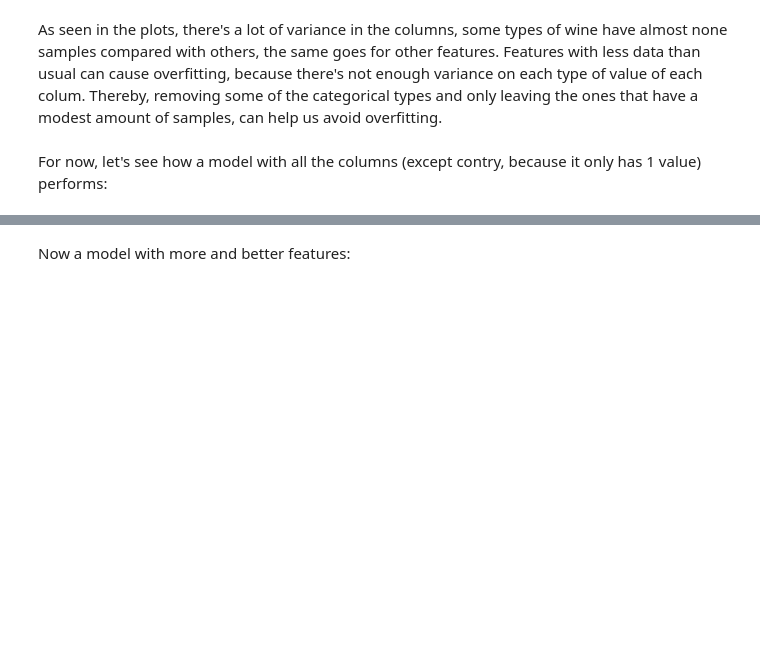
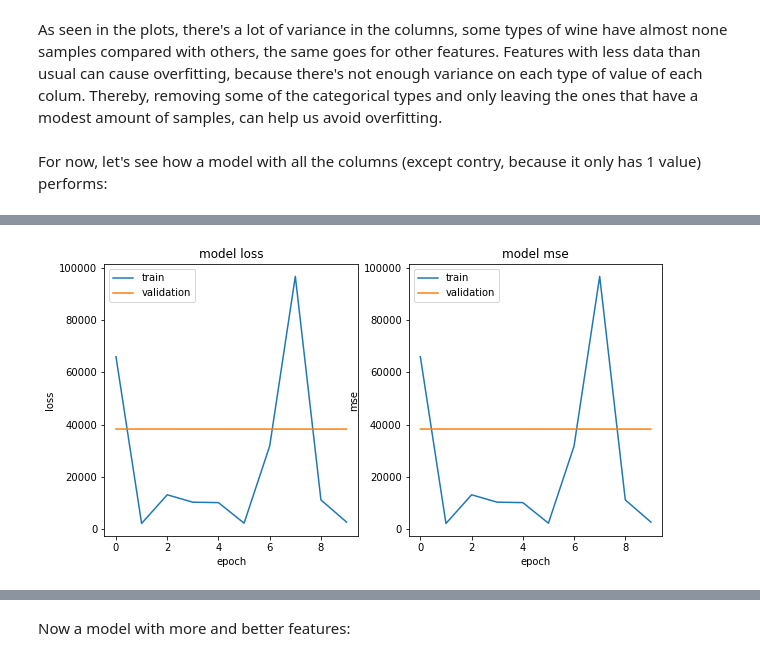
Before and after one commit to loaspra/feature-eng-tf, a Jupyter notebook: wine_classy.ipynb, the cells around one changed output, grey strips where cells are left out. Drawn from its saved outputs; the diff is of its cells as text; code cells hidden in the pictures; blank space fills up the shorter version.

```diff
--- a/wine_classy.ipynb
+++ b/wine_classy.ipynb
@@ -139,5 +147,5 @@ feature_columns.append(fc.indicator_column(region_cat))
 # %%
-feature_layer = layers.DenseFeatures(feature_columns, dtype = 'float64')
+feature_layer = layers.DenseFeatures(feature_columns_base, dtype = 'float64')
 
 # now a function that converts a pandas dataframe to a tf dataset:
 def pandas_to_tensor(dataframe, _shuffle_ = False, batch_size = 10):
@@ -172,12 +180,12 @@ test_ds = pandas_to_tensor(test_ds, batch_size=20)
 # has enough data from other attributes. Otherwise, the row should be dropped
 # %%
 # Now define the training parameters.
-for featres, labels in train_ds.take(1):
-    print('Every feature:', list(featres.values()))
-    print('A batch of targets:', labels)
+# for featres, labels in train_ds.take(1):
+#     print('Every feature:', list(featres.values()))
+#     print('A batch of targets:', labels)
 
 NUM_EXAMPLES_TRAIN = len(train_ds)
-NUM_EPOCHS = 5
+NUM_EPOCHS = 10
 steps_per_epoch = NUM_EXAMPLES_TRAIN//(10 * NUM_EPOCHS)
 
 model_base.compile(optimizer='adam',
@@ -211,3 +219,7 @@ Epoch 5/5
+# %%
+plot_curves(history_base, ['loss', 'mse'])
+# %% [output]
+[figure, added]
 # %%
 # A really bad prediction:
 model_base.predict({
```
Also changed, not shown: parts of 13 cells of this notebook.
